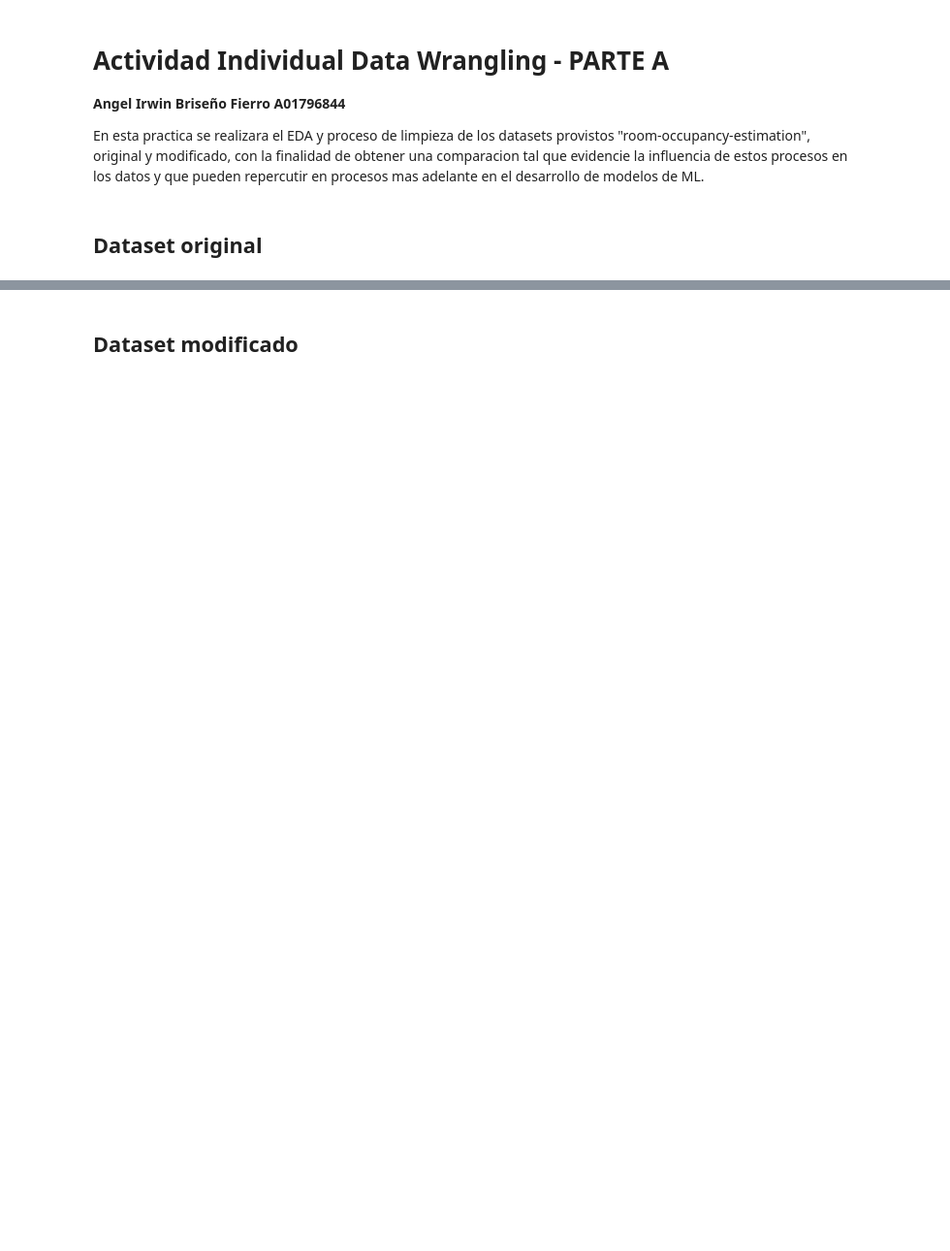
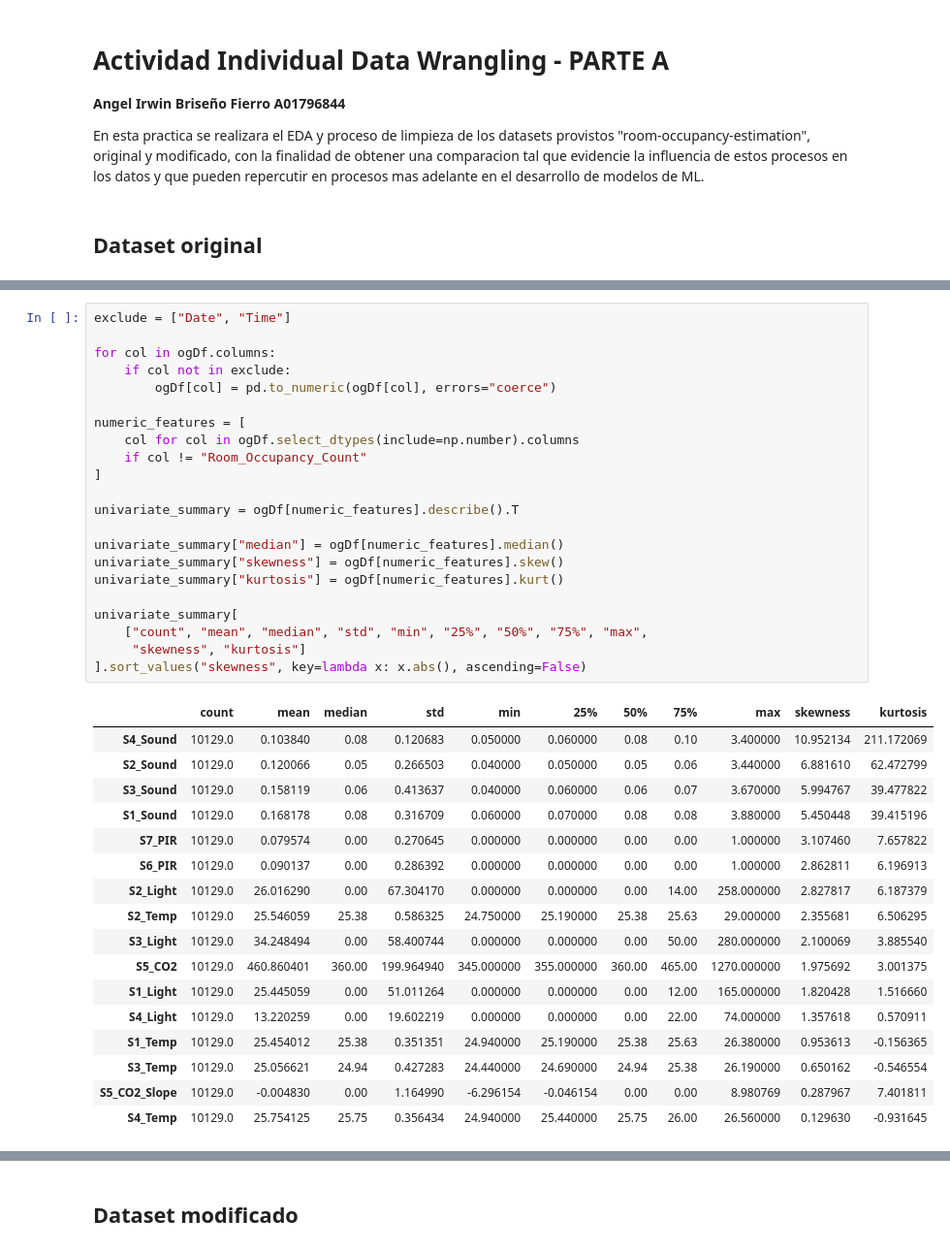
Before and after one commit to AngelBriFi/mlopsAct3, a Jupyter notebook: A03_A01796844.ipynb, the cells around one changed output, grey strips where cells are left out. Shown at 97% size. Cells and saved outputs as stored; diff of their text form; blank space fills up the shorter version.

```diff
--- a/A03_A01796844.ipynb
+++ b/A03_A01796844.ipynb
@@ -31,0 +88,40 @@ ogDf.head()
+# %%
+exclude = ["Date", "Time"]
+
+for col in ogDf.columns:
+    if col not in exclude:
+        ogDf[col] = pd.to_numeric(ogDf[col], errors="coerce")
+
+numeric_features = [
+    col for col in ogDf.select_dtypes(include=np.number).columns
+    if col != "Room_Occupancy_Count"
+]
+
+univariate_summary = ogDf[numeric_features].describe().T
+
+univariate_summary["median"] = ogDf[numeric_features].median()
+univariate_summary["skewness"] = ogDf[numeric_features].skew()
+univariate_summary["kurtosis"] = ogDf[numeric_features].kurt()
+
+univariate_summary[
+    ["count", "mean", "median", "std", "min", "25%", "50%", "75%", "max",
+     "skewness", "kurtosis"]
+].sort_values("skewness", key=lambda x: x.abs(), ascending=False)
+# %% [output]
+|  | count | mean | median | std | min | 25% | 50% | 75% | max | skewness | kurtosis |
+| S4_Sound | 10129.0 | 0.103840 | 0.08 | 0.120683 | 0.050000 | 0.060000 | 0.08 | 0.10 | 3.400000 | 10.952134 | 211.172069 |
+| S2_Sound | 10129.0 | 0.120066 | 0.05 | 0.266503 | 0.040000 | 0.050000 | 0.05 | 0.06 | 3.440000 | 6.881610 | 62.472799 |
+| S3_Sound | 10129.0 | 0.158119 | 0.06 | 0.413637 | 0.040000 | 0.060000 | 0.06 | 0.07 | 3.670000 | 5.994767 | 39.477822 |
+| S1_Sound | 10129.0 | 0.168178 | 0.08 | 0.316709 | 0.060000 | 0.070000 | 0.08 | 0.08 | 3.880000 | 5.450448 | 39.415196 |
+| S7_PIR | 10129.0 | 0.079574 | 0.00 | 0.270645 | 0.000000 | 0.000000 | 0.00 | 0.00 | 1.000000 | 3.107460 | 7.657822 |
+| S6_PIR | 10129.0 | 0.090137 | 0.00 | 0.286392 | 0.000000 | 0.000000 | 0.00 | 0.00 | 1.000000 | 2.862811 | 6.196913 |
+| S2_Light | 10129.0 | 26.016290 | 0.00 | 67.304170 | 0.000000 | 0.000000 | 0.00 | 14.00 | 258.000000 | 2.827817 | 6.187379 |
+| S2_Temp | 10129.0 | 25.546059 | 25.38 | 0.586325 | 24.750000 | 25.190000 | 25.38 | 25.63 | 29.000000 | 2.355681 | 6.506295 |
+| S3_Light | 10129.0 | 34.248494 | 0.00 | 58.400744 | 0.000000 | 0.000000 | 0.00 | 50.00 | 280.000000 | 2.100069 | 3.885540 |
+| S5_CO2 | 10129.0 | 460.860401 | 360.00 | 199.964940 | 345.000000 | 355.000000 | 360.00 | 465.00 | 1270.000000 | 1.975692 | 3.001375 |
+| S1_Light | 10129.0 | 25.445059 | 0.00 | 51.011264 | 0.000000 | 0.000000 | 0.00 | 12.00 | 165.000000 | 1.820428 | 1.516660 |
+| S4_Light | 10129.0 | 13.220259 | 0.00 | 19.602219 | 0.000000 | 0.000000 | 0.00 | 22.00 | 74.000000 | 1.357618 | 0.570911 |
+| S1_Temp | 10129.0 | 25.454012 | 25.38 | 0.351351 | 24.940000 | 25.190000 | 25.38 | 25.63 | 26.380000 | 0.953613 | -0.156365 |
+| S3_Temp | 10129.0 | 25.056621 | 24.94 | 0.427283 | 24.440000 | 24.690000 | 24.94 | 25.38 | 26.190000 | 0.650162 | -0.546554 |
+| S5_CO2_Slope | 10129.0 | -0.004830 | 0.00 | 1.164990 | -6.296154 | -0.046154 | 0.00 | 0.00 | 8.980769 | 0.287967 | 7.401811 |
+| S4_Temp | 10129.0 | 25.754125 | 25.75 | 0.356434 | 24.940000 | 25.440000 | 25.75 | 26.00 | 26.560000 | 0.129630 | -0.931645 |
```
Also changed, not shown: parts of 11 cells of this notebook.
